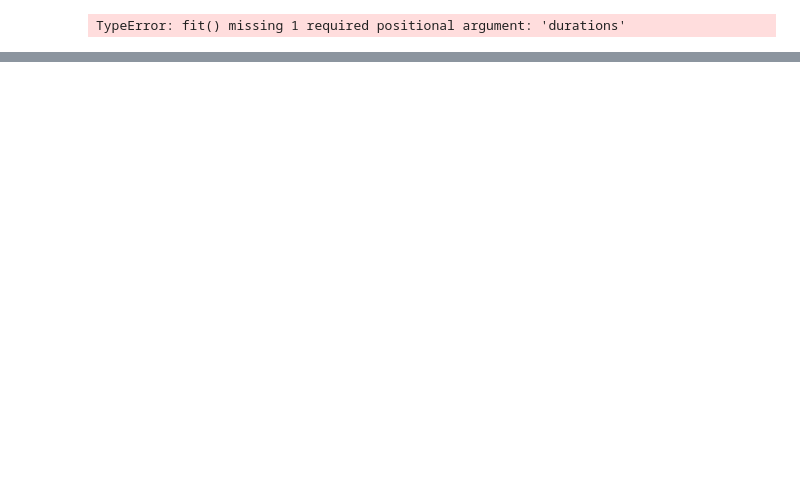
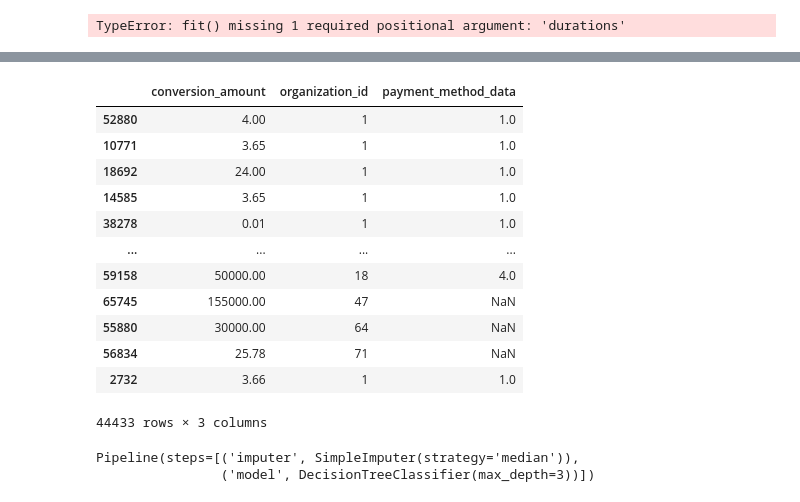
Before and after one commit to DiegoAlves-data/Visual_Studio_Data_Science, a Jupyter notebook: Final_Project/Final_Project_02.ipynb, the cells around one changed output, grey strips where cells are left out. Cells and saved outputs as stored; diff of their text form; code cells hidden in the pictures; blank space fills up the shorter version.

```diff
--- a/Final_Project/Final_Project_02.ipynb
+++ b/Final_Project/Final_Project_02.ipynb
@@ -614,0 +798,21 @@ AttributeError: 'DataFrame' object has no attribute 'unique'
+# %%
+X_train.select_dtypes(exclude='object')[['conversion_amount','organization_id','payment_method_data']]#[['gateway', 'operating_system']]
+# %% [output]
+|  | conversion_amount | organization_id | payment_method_data |
+| 52880 | 4.00 | 1 | 1.0 |
+| 10771 | 3.65 | 1 | 1.0 |
+| 18692 | 24.00 | 1 | 1.0 |
+| 14585 | 3.65 | 1 | 1.0 |
+| 38278 | 0.01 | 1 | 1.0 |
+| ... | ... | ... | ... |
+| 59158 | 50000.00 | 18 | 4.0 |
+| 65745 | 155000.00 | 47 | NaN |
+| 55880 | 30000.00 | 64 | NaN |
+| 56834 | 25.78 | 71 | NaN |
+| 2732 | 3.66 | 1 | 1.0 |
+44433 rows × 3 columns
+# %%
+pipeline.fit(X_train.select_dtypes(exclude='object')[['conversion_amount','organization_id','payment_method_data']], y_train)
+# %% [output]
+Pipeline(steps=[('imputer', SimpleImputer(strategy='median')),
+                ('model', DecisionTreeClassifier(max_depth=3))])
```
Also changed, not shown: parts of 35 cells of this notebook.
